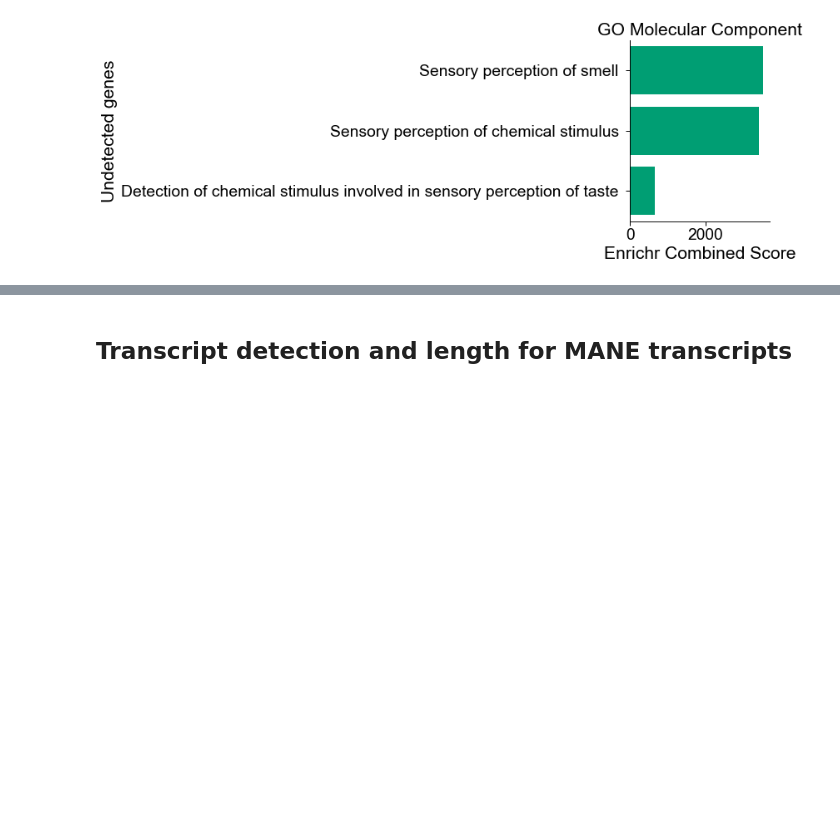
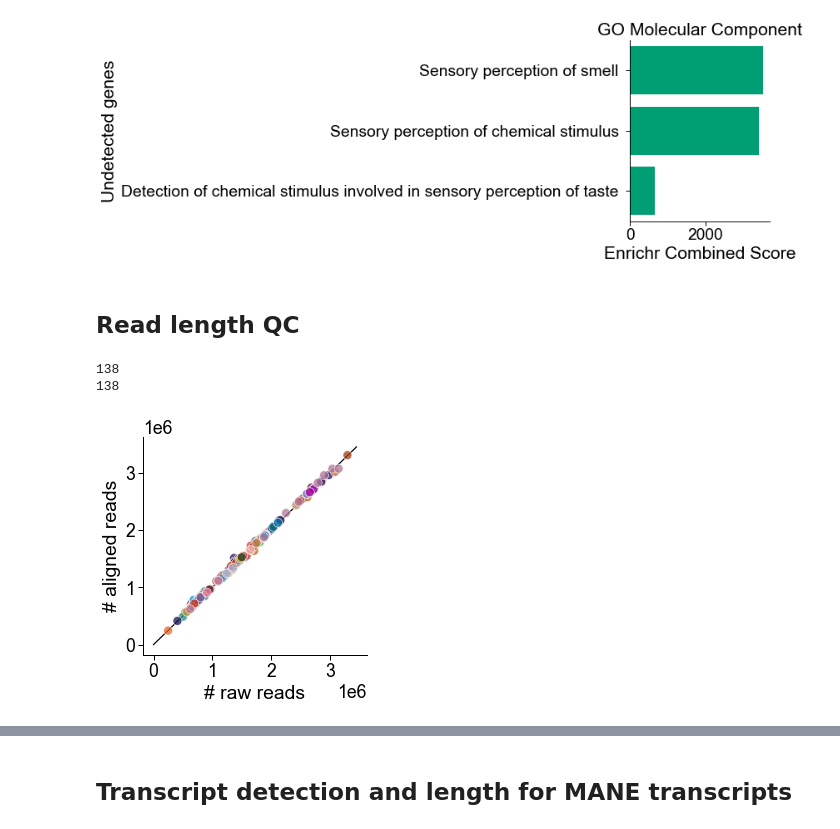
Before and after one commit to fairliereese/paper_rnawg, a Jupyter notebook: figures/fig1/fig1.ipynb, the cells around one changed output, grey strips where cells are left out. Cells and saved outputs as stored; diff of their text form; code cells hidden in the pictures; blank space fills up the shorter version.

Commit message:
updated w/ read len plots and most suppa stuff

```diff
--- a/figures/fig1/fig1.ipynb
+++ b/figures/fig1/fig1.ipynb
@@ -27,6 +27,7 @@ read_annot = '../'+expand(config['data']['read_annot'], species='human')[0]
 t_metadata = '../'+expand(config['ref']['cerberus']['t_info'], species='human')[0]
 lib_meta = '../'+expand(config['data']['meta'], species='human')[0]
 swan_file = '../'+expand(config['data']['sg'], species='human')[0]
+read_lens = '../'+expand(config['data']['read_len_meta'], species='human')[0]
 
 sr_ab = '../'+config['sr']['ab']
 
@@ -386,3 +387,43 @@ Number of genes reported: 18727
 19988
 1261
 [figure]
+# %% [markdown]
+## Read length QC
+# %%
+df = pd.read_csv(read_lens, sep='\t')
+df.rename({'Unnamed: 0': 'name'}, axis=1, inplace=True)
+df['ENCODE_experiment_id'] = df['name'].str.split('_', expand=True)[0]
+# %%
+# add sample information
+meta = pd.read_csv(lib_meta, sep='\t')
+meta = meta[['ENCODE_experiment_id', 'sample']].drop_duplicates()
+# print(len(df))
+df = df.merge(meta, how='left', on='ENCODE_experiment_id')
+# print(len(df))
+# %% [output]
+138
+138
+# %%
+sns.set_context('paper', font_scale=2)
+mpl.rcParams['font.family'] = 'Arial'
+mpl.rcParams['pdf.fonttype'] = 42
+c_dict, order = get_biosample_colors()
+# %%
+plt.figure(figsize=(4,4))
+ax = sns.scatterplot(df, x='raw_reads', y='aligned_reads',
+                     hue='sample', palette=c_dict, alpha=0.75,
+                     s=80)
+xmin, xmax = ax.get_xlim()
+ymin, ymax = ax.get_ylim()
+_ = ax.plot([0,xmax], [0,xmax], color='k', zorder=0)
+ax.get_legend().remove()
+ax.spines['right'].set_visible(False)
+ax.spines['top'].set_visible(False)
+xlabel = '# raw reads'
+ylabel = '# aligned reads'
+_ = ax.set(xlabel=xlabel, ylabel=ylabel)
+
+fname = 'figures/raw_vs_aligned_reads.pdf'
+plt.savefig(fname, dpi=700, bbox_inches='tight')
+# %% [output]
+[figure, added]
```
Also changed, not shown: parts of 1 cell of this notebook, 21 other files.
